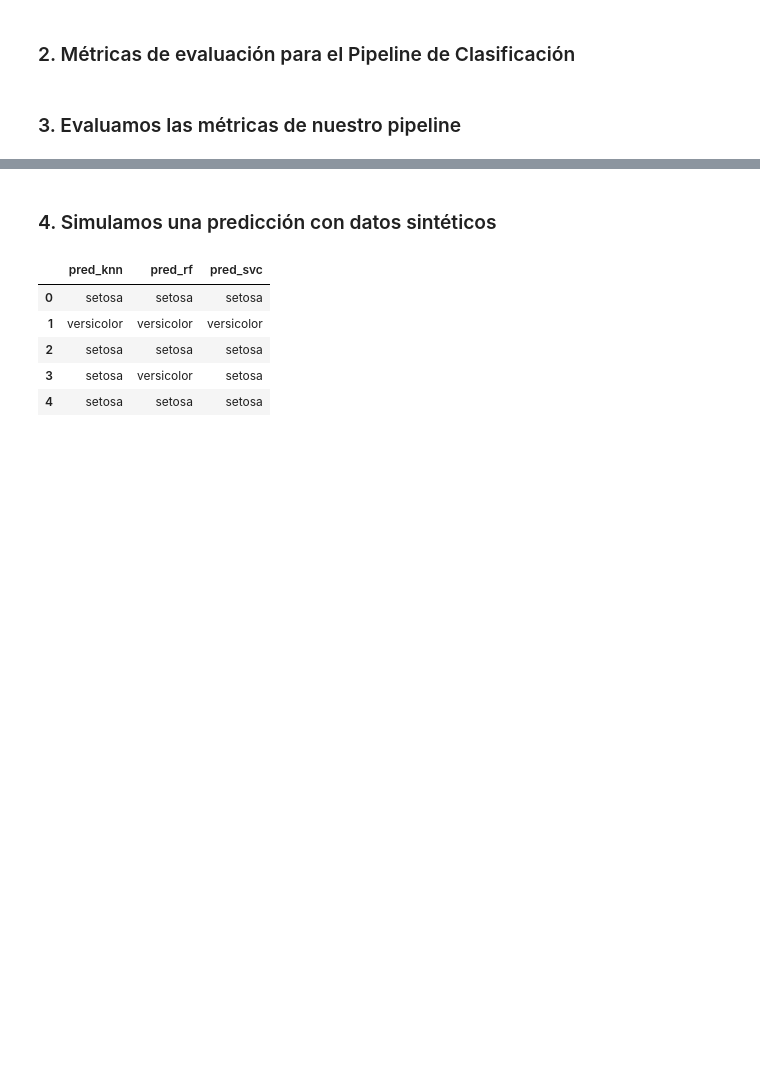
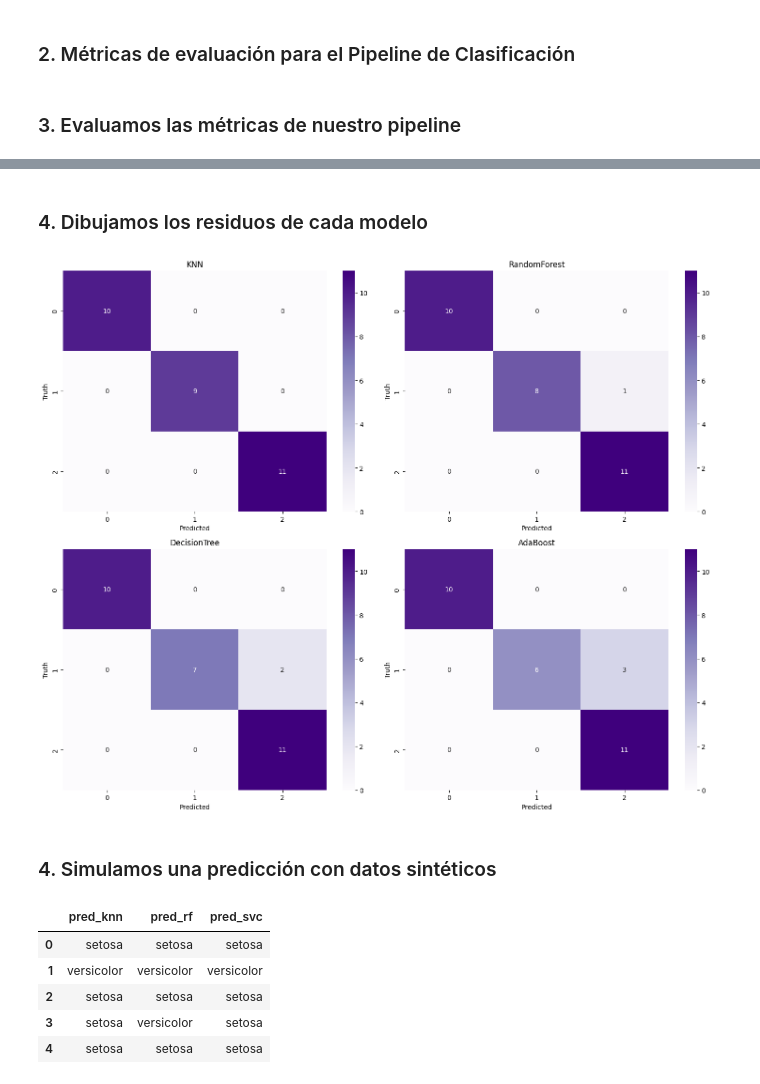
Before and after one commit to fjzamora93/Data-Analytics-with-python-2024, a Jupyter notebook: iris/template_clasification.ipynb, the cells around one changed output, grey strips where cells are left out. Saved outputs shown, nothing was run; the diff lists cells and outputs as text; code cells hidden in the pictures; blank space fills up the shorter version.

```diff
--- a/iris/template_clasification.ipynb
+++ b/iris/template_clasification.ipynb
@@ -644,3 +681,41 @@ df_evaluation
+# %% [markdown]
+### 4. Dibujamos los residuos de cada modelo
+# %%
+matrix_knn = confusion_matrix(y_test, y_knn_pred)
+matrix_rf = confusion_matrix(y_test, y_rf_pred)
+matrix_dt = confusion_matrix(y_test, y_dt_pred)
+matrix_ada = confusion_matrix(y_test, y_ada_pred)
+
+fig, axs = plt.subplots(2, 2, figsize=(15, 12))  # Adjust the size to fit all plots
+
+# Dibujar la matriz de confusión para KNN
+sns.heatmap(matrix_knn, annot=True, fmt='d', ax=axs[0][0], cmap='Purples')
+axs[0][0].set_xlabel('Predicted')
+axs[0][0].set_ylabel('Truth')
+axs[0][0].set_title('KNN')
+
+# Dibujar la matriz de confusión para RandomForest
+sns.heatmap(matrix_rf, annot=True, fmt='d', ax=axs[0][1], cmap='Purples')
+axs[0][1].set_xlabel('Predicted')
+axs[0][1].set_ylabel('Truth')
+axs[0][1].set_title('RandomForest')
+
+# Dibujar la matriz de confusión para DecisionTree
+sns.heatmap(matrix_dt, annot=True, fmt='d', ax=axs[1][0], cmap='Purples')
+axs[1][0].set_xlabel('Predicted')
+axs[1][0].set_ylabel('Truth')
+axs[1][0].set_title('DecisionTree')
+
+# Dibujar la matriz de confusión para AdaBoost
+sns.heatmap(matrix_ada, annot=True, fmt='d', ax=axs[1][1], cmap='Purples')
+axs[1][1].set_xlabel('Predicted')
+axs[1][1].set_ylabel('Truth')
+axs[1][1].set_title('AdaBoost')
+
+plt.tight_layout()
+plt.show()
+# %% [output]
+[figure, added]
 # %% [markdown]
 ### 4. Simulamos una predicción con datos sintéticos
 # %%
```
Also changed, not shown: parts of 12 cells of this notebook, 1 other file.
